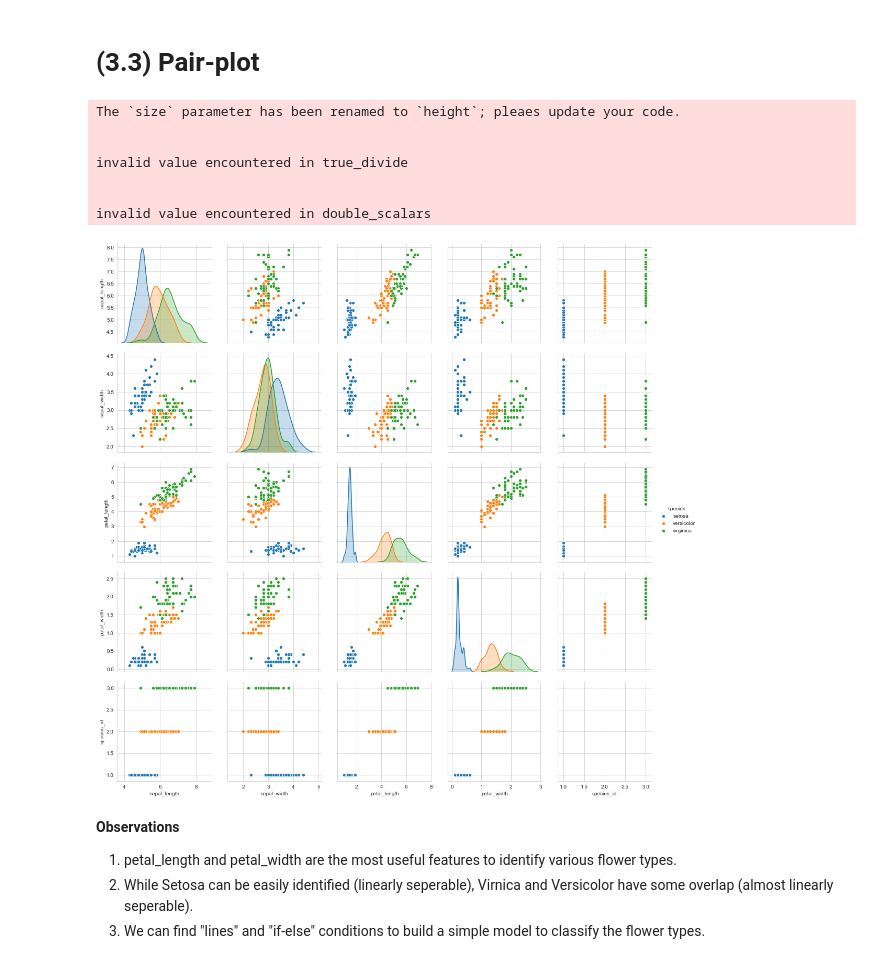
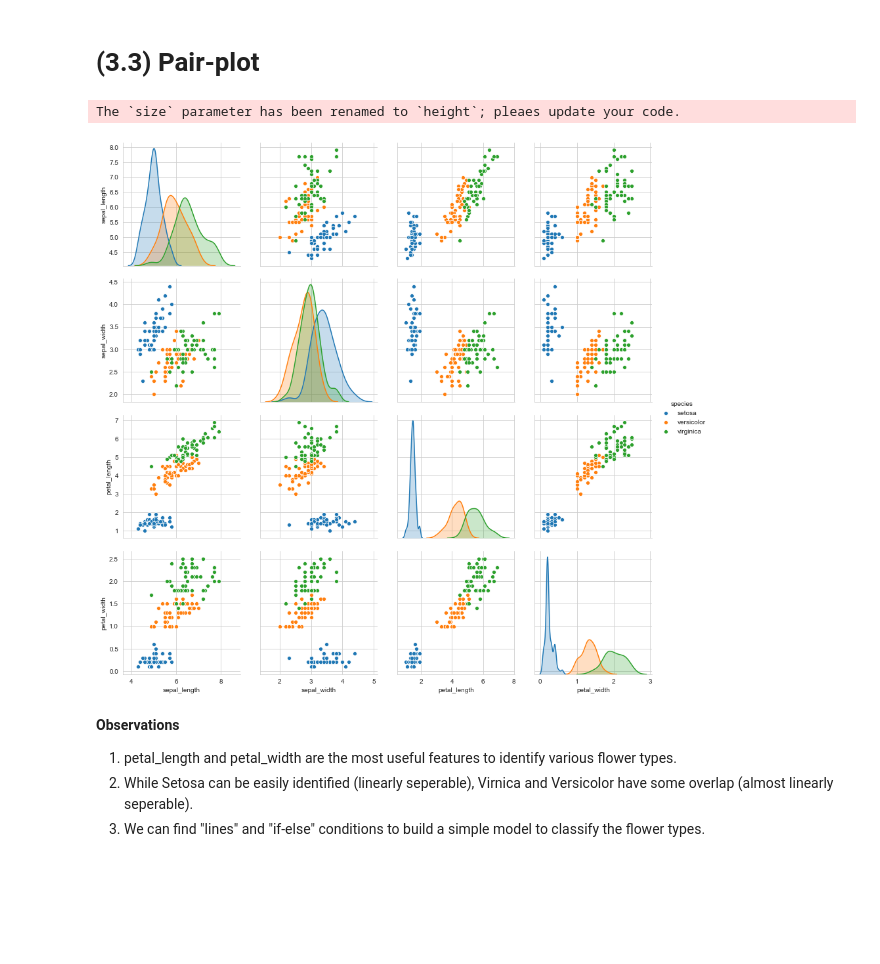
Before and after one commit to Spadigha/Applied-Machine-Learning, a Jupyter notebook: 09-EDA/Exploratory Data Analysis..ipynb, the cells around one changed output. Cells and saved outputs as stored; diff of their text form; code cells hidden in the pictures; blank space fills up the shorter version.

```diff
--- a/09-EDA/Exploratory Data Analysis..ipynb
+++ b/09-EDA/Exploratory Data Analysis..ipynb
@@ -213,25 +180,20 @@ But math can help us see it => **Pair Plots**
 # %% [markdown]
 #  (3.3) Pair-plot
 # %%
+iris=pd.read_csv("iris.csv")
 # pairwise scatter plot: Pair-Plot
 # Dis-advantages:
 ##Can be used when number of features are high.
 ##Cannot visualize higher dimensional patterns in 3-D and 4-D.
 #Only possible to view 2D patterns.
 plt.close();
 sns.set_style("whitegrid");
 sns.pairplot(iris, hue="species", size=3);
 plt.show()
 # NOTE: the diagnol elements are PDFs for each feature. PDFs are expalined below.
 # %% [output]
 The `size` parameter has been renamed to `height`; pleaes update your code.
-
-
-invalid value encountered in true_divide
-
-
-invalid value encountered in double_scalars
-[figure, old version]
+[figure, new version]
 # %% [markdown]
 **Observations**
 1. petal_length and petal_width are the most useful features to identify various flower types.
```
Also changed, not shown: parts of 8 cells of this notebook.
